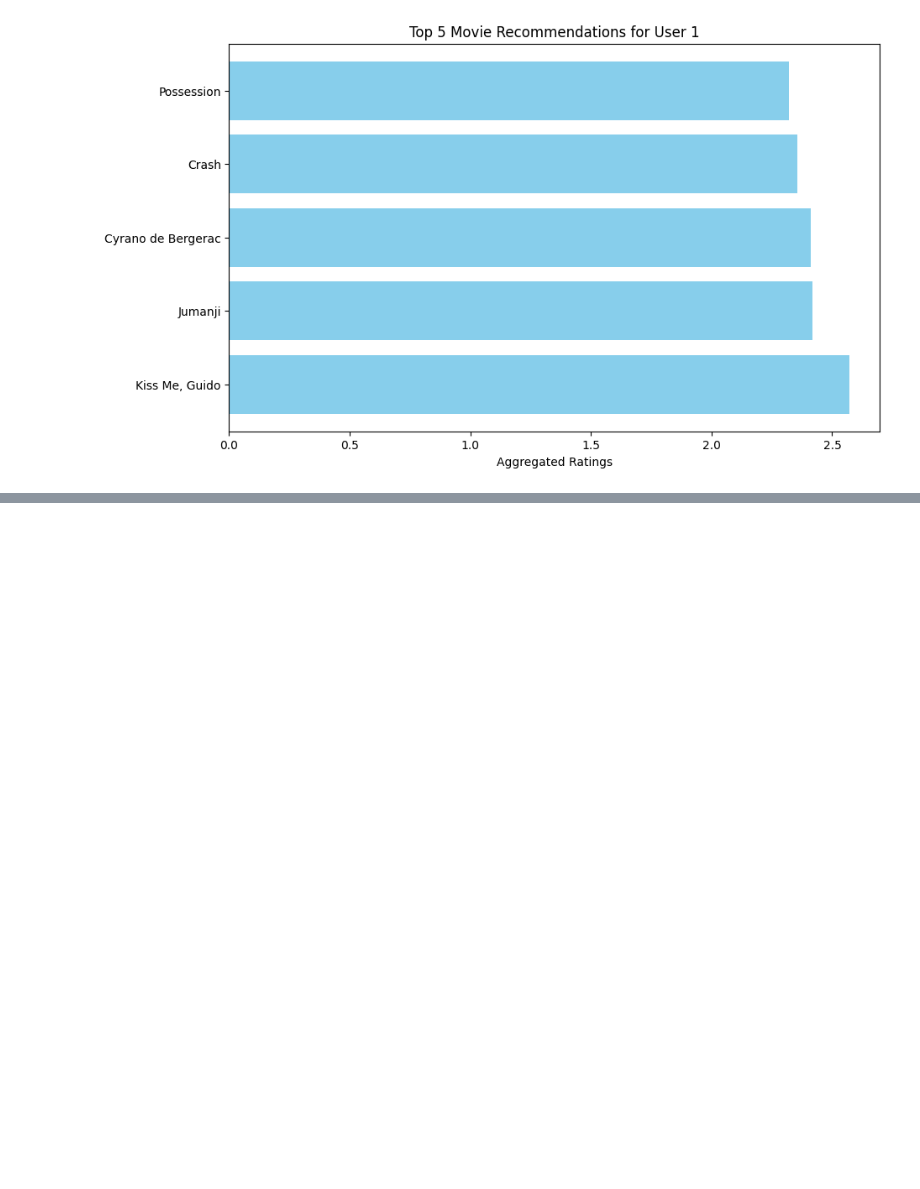
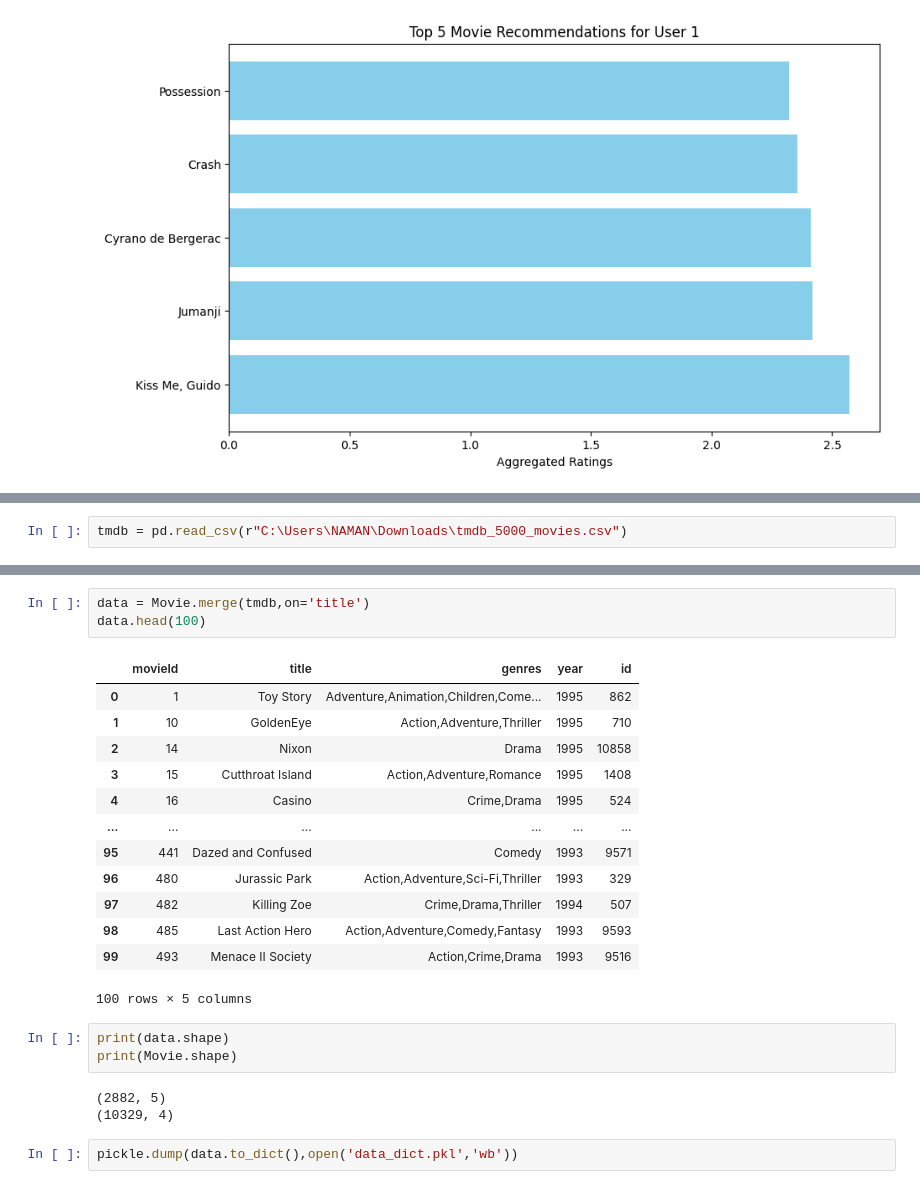
Before and after one commit to Naman-1274/Movie_recommendation_system-Edureka, a Jupyter notebook: Main.ipynb, the cells around one changed output, grey strips where cells are left out. Cells and saved outputs as stored; diff of their text form; blank space fills up the shorter version.

```diff
--- a/Main.ipynb
+++ b/Main.ipynb
@@ -319,0 +316,2 @@ collab_top_movies
+# %%
+tmdb = pd.read_csv(r"C:\Users\NAMAN\Downloads\tmdb_5000_movies.csv")
@@ -319,0 +332,25 @@ collab_top_movies
+# %%
+data = Movie.merge(tmdb,on='title')
+data.head(100)
+# %% [output]
+|  | movieId | title | genres | year | id |
+| 0 | 1 | Toy Story | Adventure,Animation,Children,Come... | 1995 | 862 |
+| 1 | 10 | GoldenEye | Action,Adventure,Thriller | 1995 | 710 |
+| 2 | 14 | Nixon | Drama | 1995 | 10858 |
+| 3 | 15 | Cutthroat Island | Action,Adventure,Romance | 1995 | 1408 |
+| 4 | 16 | Casino | Crime,Drama | 1995 | 524 |
+| ... | ... | ... | ... | ... | ... |
+| 95 | 441 | Dazed and Confused | Comedy | 1993 | 9571 |
+| 96 | 480 | Jurassic Park | Action,Adventure,Sci-Fi,Thriller | 1993 | 329 |
+| 97 | 482 | Killing Zoe | Crime,Drama,Thriller | 1994 | 507 |
+| 98 | 485 | Last Action Hero | Action,Adventure,Comedy,Fantasy | 1993 | 9593 |
+| 99 | 493 | Menace II Society | Action,Crime,Drama | 1993 | 9516 |
+100 rows × 5 columns
+# %%
+print(data.shape)
+print(Movie.shape)
+# %% [output]
+(2882, 5)
+(10329, 4)
+# %%
+pickle.dump(data.to_dict(),open('data_dict.pkl','wb'))
```
Also changed, not shown: parts of 13 cells of this notebook, 3 other files.
